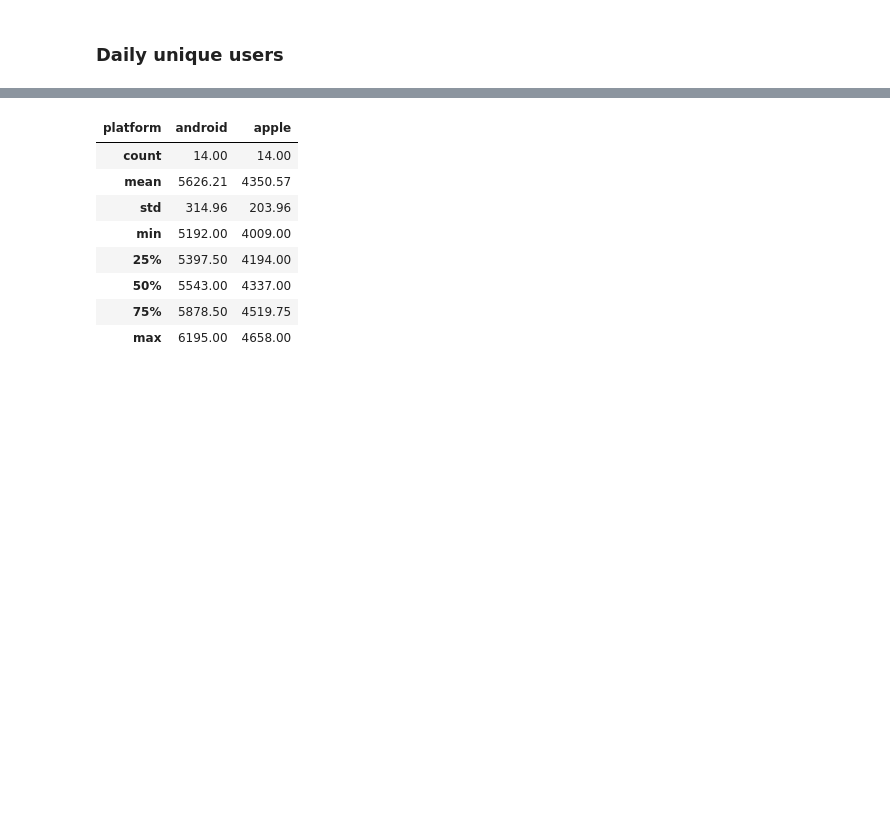
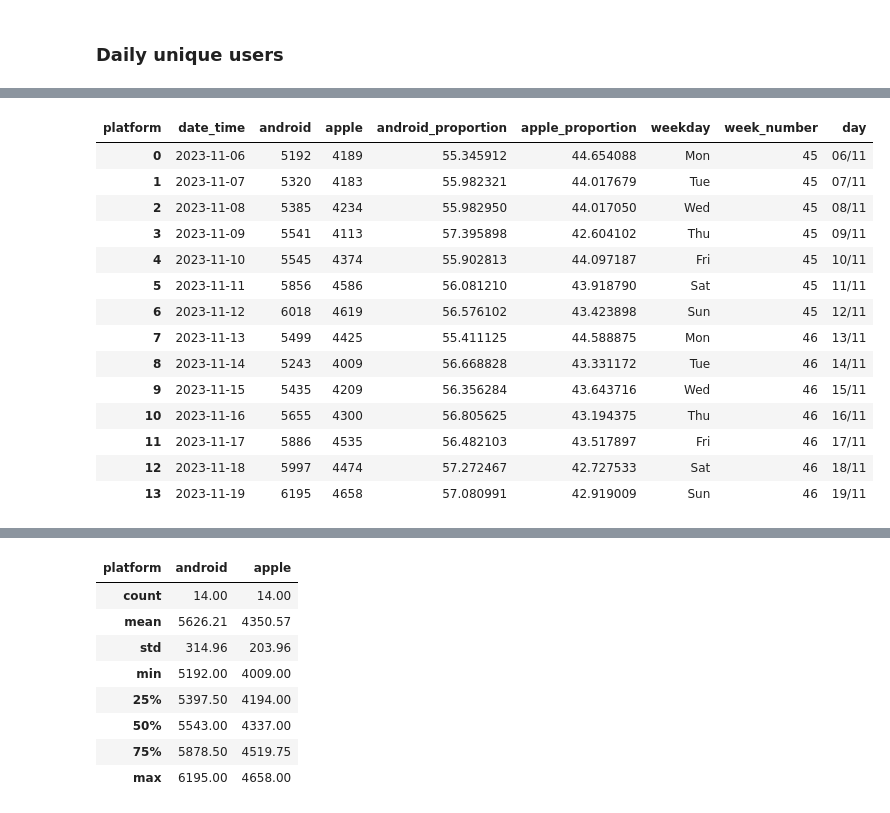
Before and after one commit to camiladwa/case_study, a Jupyter notebook: growth_case_study/growth_case_study.ipynb, the cells around one changed output, grey strips where cells are left out. Saved outputs shown, nothing was run; the diff lists cells and outputs as text; code cells hidden in the pictures; blank space fills up the shorter version.

```diff
--- a/growth_case_study/growth_case_study.ipynb
+++ b/growth_case_study/growth_case_study.ipynb
@@ -221,3 +222,25 @@ fig.update_layout(height=350, width=900)
 fig.show()
 # %% [output]
 [interactive output not drawn]
+# %%
+unique_users_per_day['date_time'] = pd.to_datetime(unique_users_per_day['date_time'])
+unique_users_per_day['day'] = unique_users_per_day['date_time'].dt.strftime('%d/%m')
+unique_users_per_day['weekday'] = unique_users_per_day['date_time'].dt.strftime('%a')
+unique_users_per_day['week_number'] = unique_users_per_day['date_time'].dt.isocalendar().week
+unique_users_per_day
+# %% [output]
+| platform | date_time | android | apple | android_proportion | apple_proportion | weekday | week_number | day |
+| 0 | 2023-11-06 | 5192 | 4189 | 55.345912 | 44.654088 | Mon | 45 | 06/11 |
+| 1 | 2023-11-07 | 5320 | 4183 | 55.982321 | 44.017679 | Tue | 45 | 07/11 |
+| 2 | 2023-11-08 | 5385 | 4234 | 55.982950 | 44.017050 | Wed | 45 | 08/11 |
+| 3 | 2023-11-09 | 5541 | 4113 | 57.395898 | 42.604102 | Thu | 45 | 09/11 |
+| 4 | 2023-11-10 | 5545 | 4374 | 55.902813 | 44.097187 | Fri | 45 | 10/11 |
+| 5 | 2023-11-11 | 5856 | 4586 | 56.081210 | 43.918790 | Sat | 45 | 11/11 |
+| 6 | 2023-11-12 | 6018 | 4619 | 56.576102 | 43.423898 | Sun | 45 | 12/11 |
+| 7 | 2023-11-13 | 5499 | 4425 | 55.411125 | 44.588875 | Mon | 46 | 13/11 |
+| 8 | 2023-11-14 | 5243 | 4009 | 56.668828 | 43.331172 | Tue | 46 | 14/11 |
+| 9 | 2023-11-15 | 5435 | 4209 | 56.356284 | 43.643716 | Wed | 46 | 15/11 |
+| 10 | 2023-11-16 | 5655 | 4300 | 56.805625 | 43.194375 | Thu | 46 | 16/11 |
+| 11 | 2023-11-17 | 5886 | 4535 | 56.482103 | 43.517897 | Fri | 46 | 17/11 |
+| 12 | 2023-11-18 | 5997 | 4474 | 57.272467 | 42.727533 | Sat | 46 | 18/11 |
+| 13 | 2023-11-19 | 6195 | 4658 | 57.080991 | 42.919009 | Sun | 46 | 19/11 |
```
Also changed, not shown: parts of 8 cells of this notebook.
